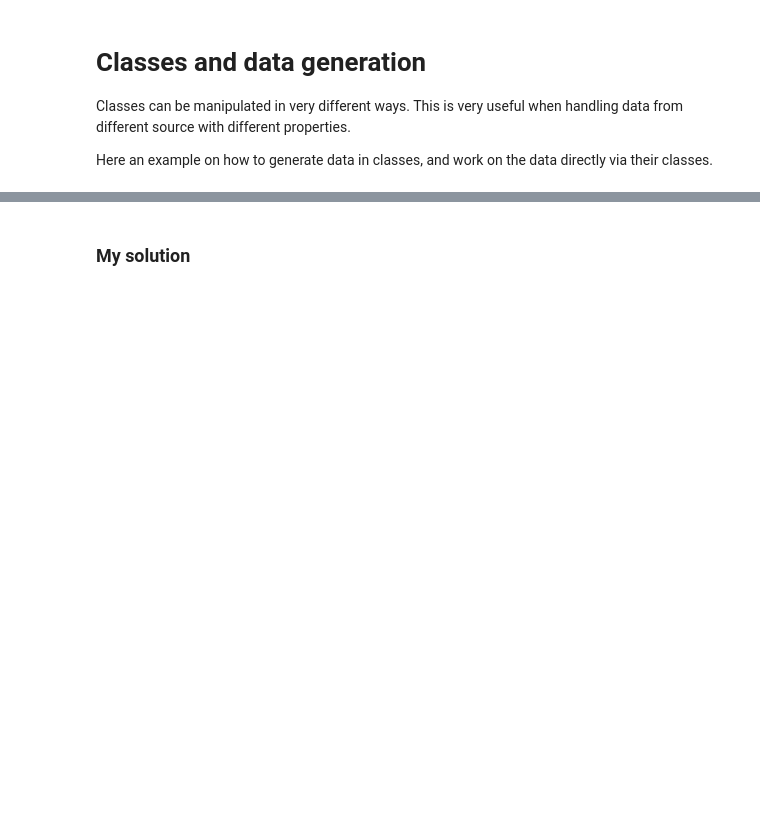
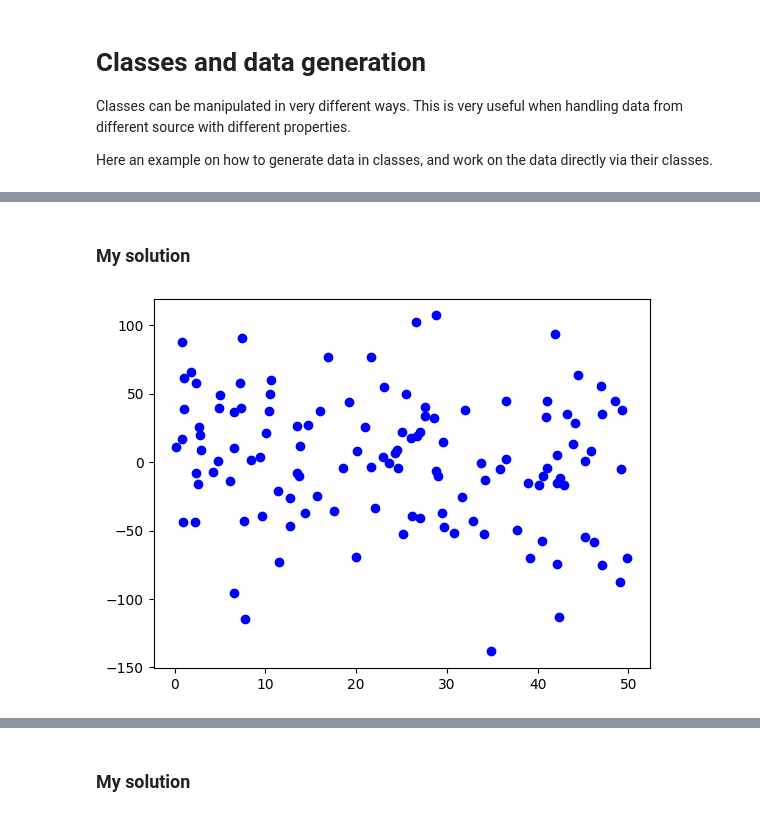
Before and after one commit to EnricoRiccardi/MOD550, a Jupyter notebook: src/notebooks/Data_generation_and_classes.ipynb, the cells around one changed output, grey strips where cells are left out. Cells and saved outputs as stored; diff of their text form; code cells hidden in the pictures; blank space fills up the shorter version.

```diff
--- a/src/notebooks/Data_generation_and_classes.ipynb
+++ b/src/notebooks/Data_generation_and_classes.ipynb
@@ -15,0 +9,20 @@ mse_numpy.py                       mse_scaling.py
+# %% [markdown]
+### My solution
+# %%
+# Random 2D data
+
+import numpy as np
+import matplotlib.pyplot as plt
+
+n_random_points = 123
+noise = 50
+x = np.random.rand(n_random_points) * noise
+
+# Add noise
+y = np.random.randn(n_random_points) * noise
+
+# Plot all
+plt.scatter(x, y, color='blue', label='Data Points')
+plt.show()
+# %% [output]
+[figure, added]
```
Also changed, not shown: parts of 19 cells of this notebook.
